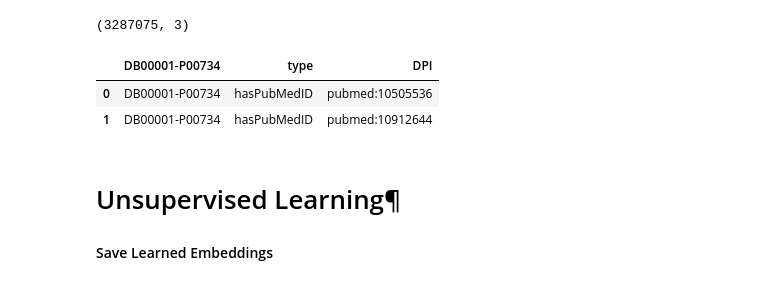
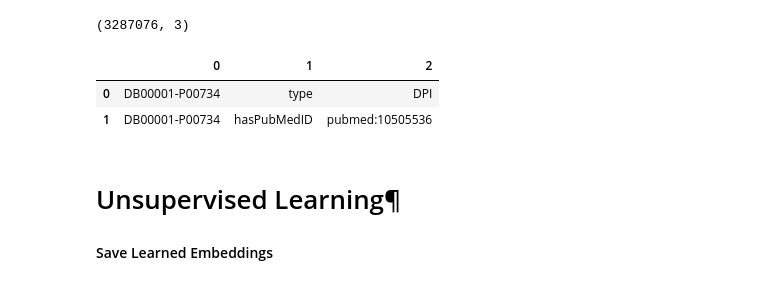
Before and after one commit to SDM-TIB/Project_Scientific_DB_Programming, a Jupyter notebook: Embedding/KGE.ipynb, the cells around one changed output. Cells and saved outputs as stored; diff of their text form; code cells hidden in the pictures.

```diff
--- a/Embedding/KGE.ipynb
+++ b/Embedding/KGE.ipynb
@@ -117,9 +49,9 @@ main('config.csv')
 # %%
 path = 'V1/'
-kg = pd.read_csv(path + 'plot_ddidpi_v1.ttl', sep='\t')
+kg = pd.read_csv(path + 'ddidpi_v1.ttl', sep='\t', header=None)
 display(kg.shape, kg.head(2))
 # %% [output]
-(3287075, 3)
+(3287076, 3)
-|  | DB00001-P00734 | type | DPI |
-| 0 | DB00001-P00734 | hasPubMedID | pubmed:10505536 |
-| 1 | DB00001-P00734 | hasPubMedID | pubmed:10912644 |
+|  | 0 | 1 | 2 |
+| 0 | DB00001-P00734 | type | DPI |
+| 1 | DB00001-P00734 | hasPubMedID | pubmed:10505536 |
```
Also changed, not shown: parts of 18 cells of this notebook, 12 other files.
